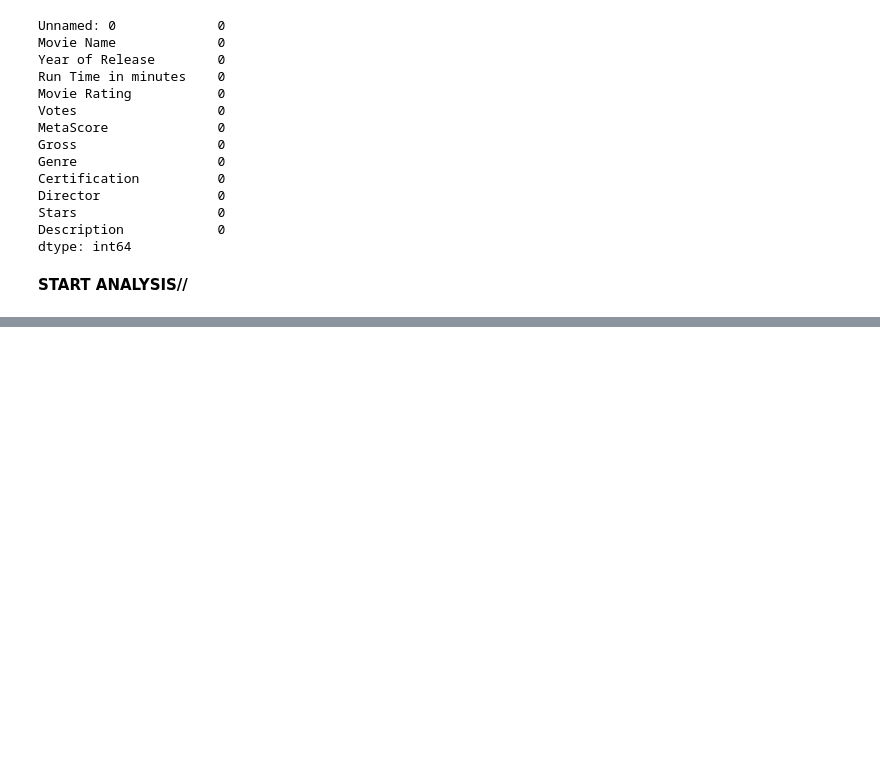
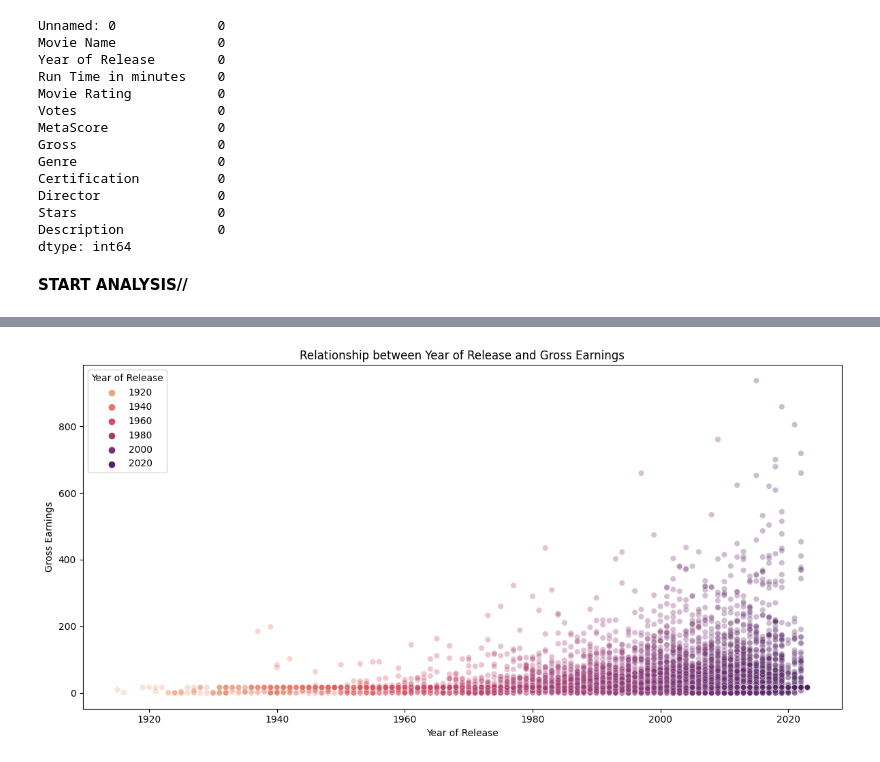
Before and after one commit to trizyx/IMDB-Data-analysis, a Jupyter notebook: Untitled3.ipynb, the cells around one changed output, grey strips where cells are left out. Saved outputs shown, nothing was run; the diff lists cells and outputs as text; code cells hidden in the pictures; blank space fills up the shorter version.

```diff
--- a/Untitled3.ipynb
+++ b/Untitled3.ipynb
@@ -103,0 +127,14 @@ sns.scatterplot(data=df, x="Gross", y="Movie Rating")
+# %%
+plt.figure(figsize=(12, 6))
+sns.scatterplot(x='Year of Release', y='Gross', data=df, alpha=0.3, hue="Year of Release", palette='flare')
+
+# Add labels and title
+plt.xlabel('Year of Release')
+plt.ylabel('Gross Earnings')
+plt.title('Relationship between Year of Release and Gross Earnings')
+
+# Show plot
+plt.tight_layout()
+plt.show()
+# %% [output]
+[figure, added]
```
Also changed, not shown: parts of 3 cells of this notebook.
